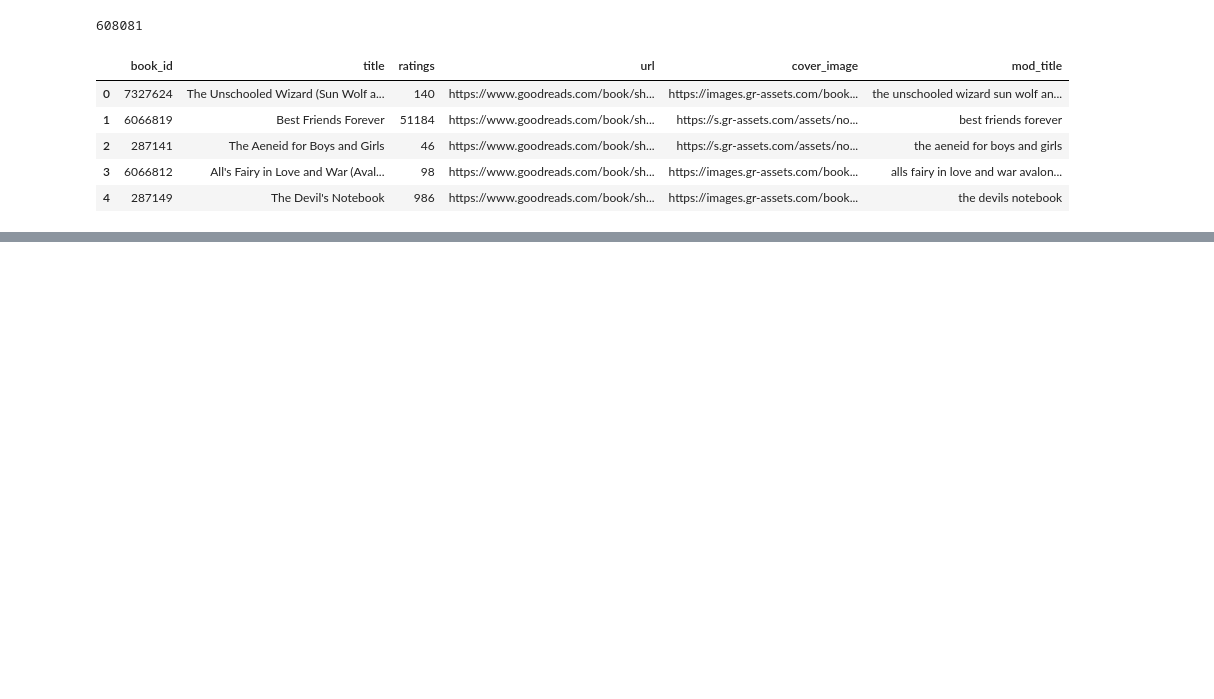
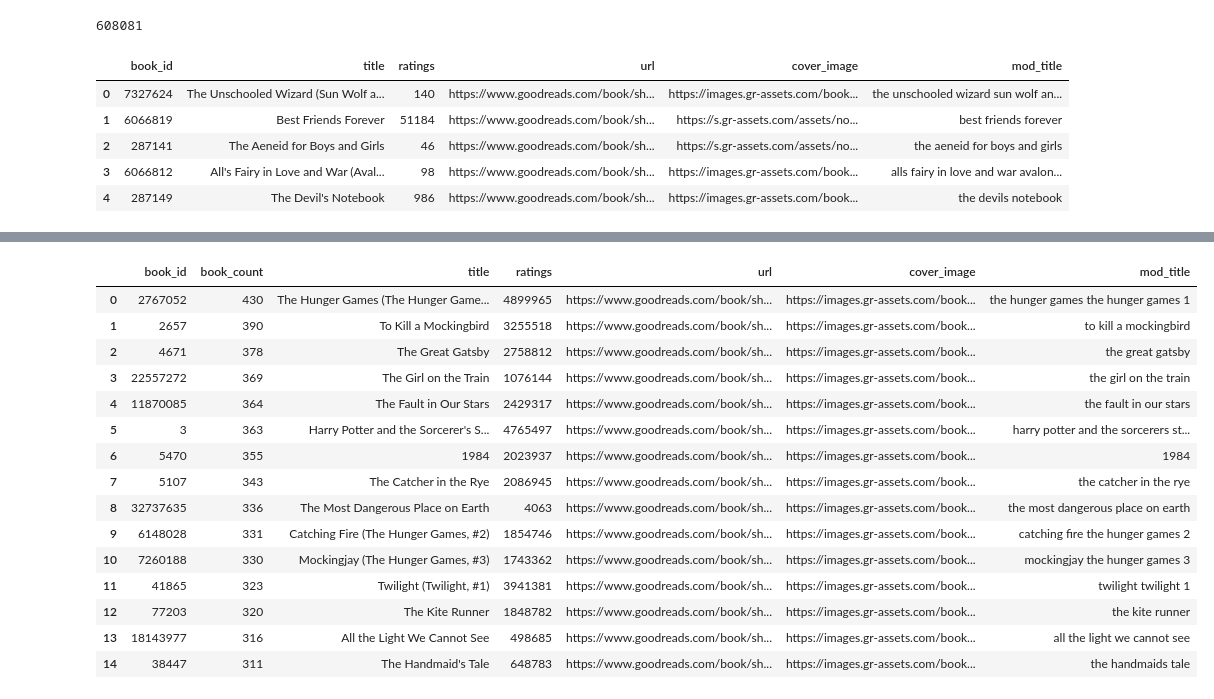
Before and after one commit to TROISTROIS/BOOK-RECOMMENDATION-SYSTEM, a Jupyter notebook: book-recommendation-system.ipynb, the cells around one changed output, grey strips where cells are left out. Drawn from its saved outputs; the diff is of its cells as text; code cells hidden in the pictures; blank space fills up the shorter version.

Commit message:
Kaggle Notebook | Book Recommendation System | Recommend books tailored for us

```diff
--- a/book-recommendation-system.ipynb
+++ b/book-recommendation-system.ipynb
@@ -402,0 +425,5 @@ books_titles.head()
+# %%
+# value counts on all of the recommendations
+all_recs = recs["book_id"].value_counts()
+# %%
+all_recs = all_recs.to_frame().reset_index()
@@ -402,0 +450,2 @@ books_titles.head()
+# %%
+all_recs.columns = ["book_id","book_count"]
@@ -402,0 +471,22 @@ books_titles.head()
+# %%
+# merge with book titles
+all_recs = all_recs.merge(books_titles,how="inner",on="book_id")
+# %%
+all_recs.head(15)
+# %% [output]
+|  | book_id | book_count | title | ratings | url | cover_image | mod_title |
+| 0 | 2767052 | 430 | The Hunger Games (The Hunger Game... | 4899965 | https://www.goodreads.com/book/sh... | https://images.gr-assets.com/book... | the hunger games the hunger games 1 |
+| 1 | 2657 | 390 | To Kill a Mockingbird | 3255518 | https://www.goodreads.com/book/sh... | https://images.gr-assets.com/book... | to kill a mockingbird |
+| 2 | 4671 | 378 | The Great Gatsby | 2758812 | https://www.goodreads.com/book/sh... | https://images.gr-assets.com/book... | the great gatsby |
+| 3 | 22557272 | 369 | The Girl on the Train | 1076144 | https://www.goodreads.com/book/sh... | https://images.gr-assets.com/book... | the girl on the train |
+| 4 | 11870085 | 364 | The Fault in Our Stars | 2429317 | https://www.goodreads.com/book/sh... | https://images.gr-assets.com/book... | the fault in our stars |
+| 5 | 3 | 363 | Harry Potter and the Sorcerer's S... | 4765497 | https://www.goodreads.com/book/sh... | https://images.gr-assets.com/book... | harry potter and the sorcerers st... |
+| 6 | 5470 | 355 | 1984 | 2023937 | https://www.goodreads.com/book/sh... | https://images.gr-assets.com/book... | 1984 |
+| 7 | 5107 | 343 | The Catcher in the Rye | 2086945 | https://www.goodreads.com/book/sh... | https://images.gr-assets.com/book... | the catcher in the rye |
+| 8 | 32737635 | 336 | The Most Dangerous Place on Earth | 4063 | https://www.goodreads.com/book/sh... | https://images.gr-assets.com/book... | the most dangerous place on earth |
+| 9 | 6148028 | 331 | Catching Fire (The Hunger Games, #2) | 1854746 | https://www.goodreads.com/book/sh... | https://images.gr-assets.com/book... | catching fire the hunger games 2 |
+| 10 | 7260188 | 330 | Mockingjay (The Hunger Games, #3) | 1743362 | https://www.goodreads.com/book/sh... | https://images.gr-assets.com/book... | mockingjay the hunger games 3 |
+| 11 | 41865 | 323 | Twilight (Twilight, #1) | 3941381 | https://www.goodreads.com/book/sh... | https://images.gr-assets.com/book... | twilight twilight 1 |
+| 12 | 77203 | 320 | The Kite Runner | 1848782 | https://www.goodreads.com/book/sh... | https://images.gr-assets.com/book... | the kite runner |
+| 13 | 18143977 | 316 | All the Light We Cannot See | 498685 | https://www.goodreads.com/book/sh... | https://images.gr-assets.com/book... | all the light we cannot see |
+| 14 | 38447 | 311 | The Handmaid's Tale | 648783 | https://www.goodreads.com/book/sh... | https://images.gr-assets.com/book... | the handmaids tale |
```
Also changed, not shown: parts of 11 cells of this notebook.
